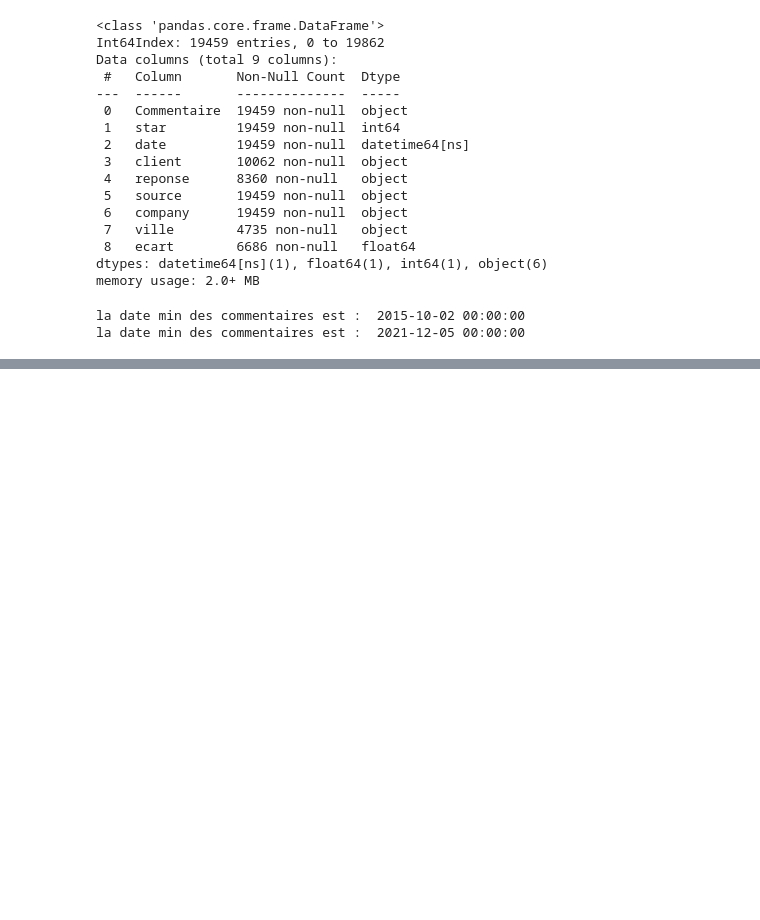
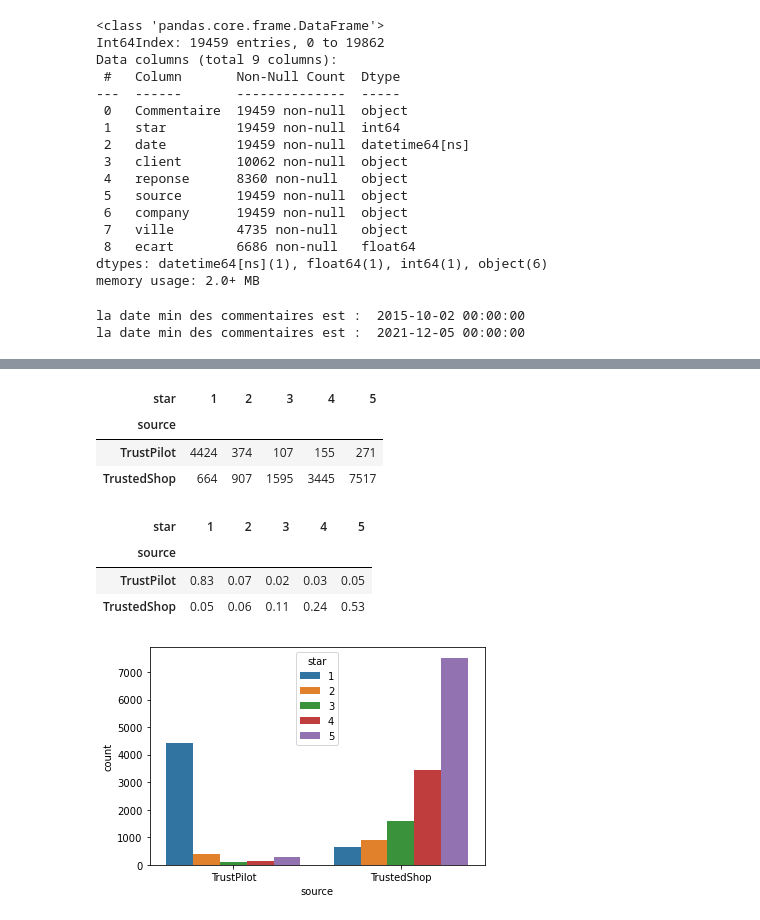
Before and after one commit to lille59350/Statisfaction_Clients, a Jupyter notebook: DataScientest - projet - Satisfaction clients.ipynb, the cells around one changed output, grey strips where cells are left out. Drawn from its saved outputs; the diff is of its cells as text; code cells hidden in the pictures; blank space fills up the shorter version.

```diff
--- a/DataScientest - projet - Satisfaction clients.ipynb
+++ b/DataScientest - projet - Satisfaction clients.ipynb
@@ -212,0 +231,17 @@ plt.hist(df_clean1['year'], rwidth=0.8, bins=6, align='left');
+# %%
+# on peut faire de même avec la répartition de l'attribution des étoiles selon les sources
+display(pd.crosstab(df_clean1['source'], df_clean1['star']))
+display(round(pd.crosstab(df_clean1['source'], df_clean1['star'], normalize=0), 2))
+
+# affichage sur un graphique la distribution des star pour chaque source
+sns.countplot(x='source', data=df_clean1, hue='star');
+# %% [output]
+| star | 1 | 2 | 3 | 4 | 5 |
+| source |  |  |  |  |  |
+| TrustPilot | 4424 | 374 | 107 | 155 | 271 |
+| TrustedShop | 664 | 907 | 1595 | 3445 | 7517 |
+| star | 1 | 2 | 3 | 4 | 5 |
+| source |  |  |  |  |  |
+| TrustPilot | 0.83 | 0.07 | 0.02 | 0.03 | 0.05 |
+| TrustedShop | 0.05 | 0.06 | 0.11 | 0.24 | 0.53 |
+[figure, added]
```
Also changed, not shown: parts of 5 cells of this notebook.
